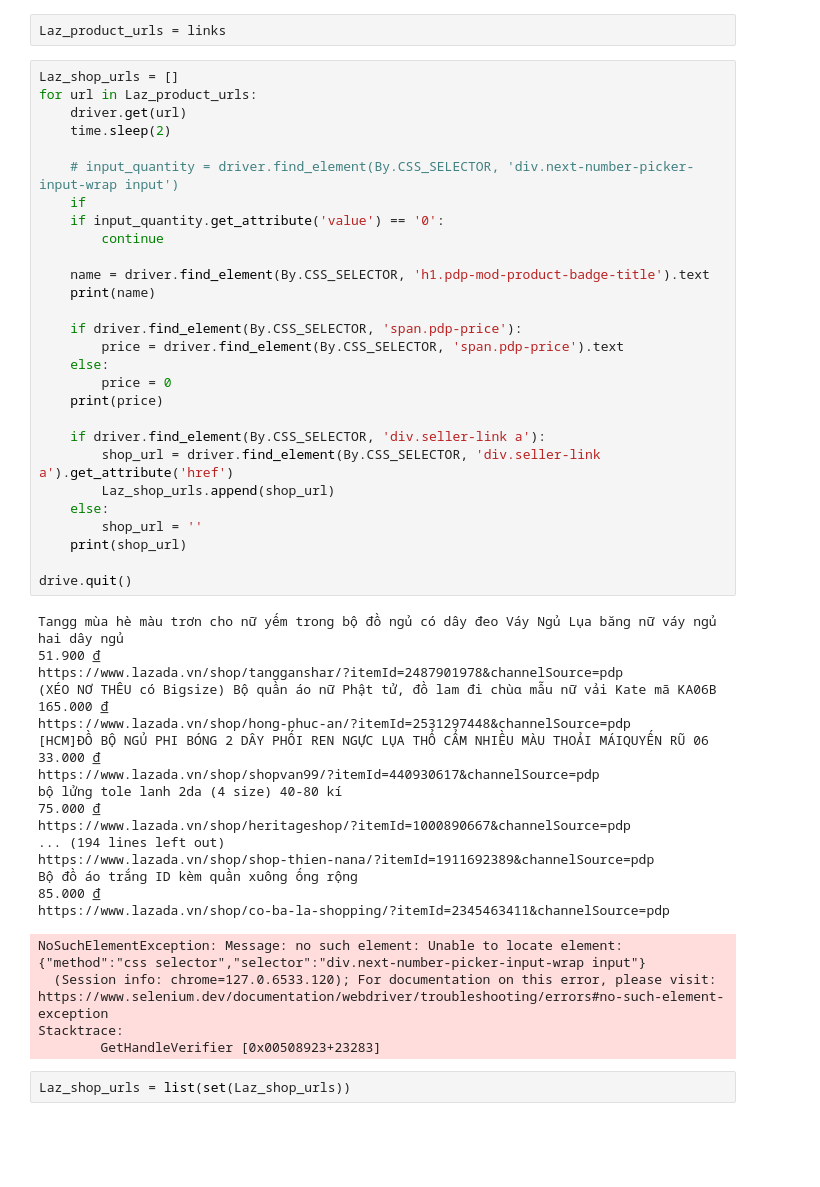
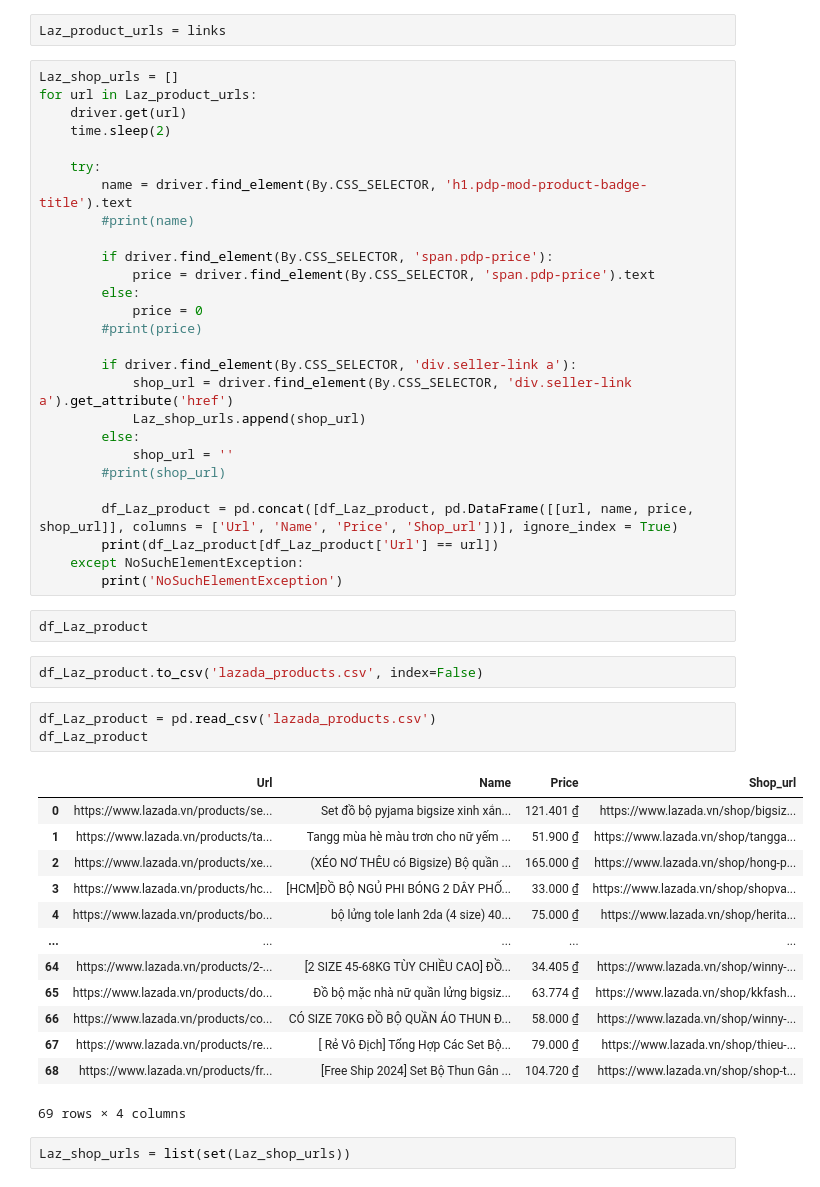
Before and after one commit to tathithienthanh/WomenFashionProductRecommendationSystem, a Jupyter notebook: Untitled.ipynb, the cells around one changed output. Saved outputs shown, nothing was run; the diff lists cells and outputs as text; blank space fills up the shorter version.

```diff
--- a/Untitled.ipynb
+++ b/Untitled.ipynb
@@ -181,49 +178,47 @@ for url in Laz_product_urls:
     driver.get(url)
     time.sleep(2)
 
-    # input_quantity = driver.find_element(By.CSS_SELECTOR, 'div.next-number-picker-input-wrap input')
-    if
-    if input_quantity.get_attribute('value') == '0':
-        continue
+    try:
+        name = driver.find_element(By.CSS_SELECTOR, 'h1.pdp-mod-product-badge-title').text
+        #print(name)
 
-    name = driver.find_element(By.CSS_SELECTOR, 'h1.pdp-mod-product-badge-title').text
-    print(name)
+        if driver.find_element(By.CSS_SELECTOR, 'span.pdp-price'):
+            price = driver.find_element(By.CSS_SELECTOR, 'span.pdp-price').text
+        else:
+            price = 0
+        #print(price)
 
-    if driver.find_element(By.CSS_SELECTOR, 'span.pdp-price'):
-        price = driver.find_element(By.CSS_SELECTOR, 'span.pdp-price').text
-    else:
-        price = 0
-    print(price)
+        if driver.find_element(By.CSS_SELECTOR, 'div.seller-link a'):
+            shop_url = driver.find_element(By.CSS_SELECTOR, 'div.seller-link a').get_attribute('href')
+            Laz_shop_urls.append(shop_url)
+        else:
+            shop_url = ''
+        #print(shop_url)
 
-    if driver.find_element(By.CSS_SELECTOR, 'div.seller-link a'):
-        shop_url = driver.find_element(By.CSS_SELECTOR, 'div.seller-link a').get_attribute('href')
-        Laz_shop_urls.append(shop_url)
-    else:
-        shop_url = ''
-    print(shop_url)
-
-drive.quit()
+        df_Laz_product = pd.concat([df_Laz_product, pd.DataFrame([[url, name, price, shop_url]], columns = ['Url', 'Name', 'Price', 'Shop_url'])], ignore_index = True)
+        print(df_Laz_product[df_Laz_product['Url'] == url])
+    except NoSuchElementException:
+        print('NoSuchElementException')
-# %% [output]
-Tangg mùa hè màu trơn cho nữ yếm trong bộ đồ ngủ có dây đeo Váy Ngủ Lụa băng nữ váy ngủ hai dây ngủ
-51.900 ₫
-https://www.lazada.vn/shop/tangganshar/?itemId=2487901978&channelSource=pdp
-(XÉO NƠ THÊU có Bigsize) Bộ quần áo nữ Phật tử, đồ lam đi chùɑ mẫu nữ vải Kate mã KA06B
-165.000 ₫
-https://www.lazada.vn/shop/hong-phuc-an/?itemId=2531297448&channelSource=pdp
-[HCM]ĐỒ BỘ NGỦ PHI BÓNG 2 DÂY PHỐI REN NGỰC LỤA THỔ CẨM NHIỀU MÀU THOẢI MÁIQUYẾN RŨ 06
-33.000 ₫
-https://www.lazada.vn/shop/shopvan99/?itemId=440930617&channelSource=pdp
-bộ lửng tole lanh 2da (4 size) 40-80 kí
-75.000 ₫
-https://www.lazada.vn/shop/heritageshop/?itemId=1000890667&channelSource=pdp
-... (194 lines left out)
-https://www.lazada.vn/shop/shop-thien-nana/?itemId=1911692389&channelSource=pdp
-Bộ đồ áo trắng ID kèm quần xuông ống rộng
-85.000 ₫
-https://www.lazada.vn/shop/co-ba-la-shopping/?itemId=2345463411&channelSource=pdp
-NoSuchElementException: Message: no such element: Unable to locate element: {"method":"css selector","selector":"div.next-number-picker-input-wrap input"}
-  (Session info: chrome=127.0.6533.120); For documentation on this error, please visit: https://www.selenium.dev/documentation/webdriver/troubleshooting/errors#no-such-element-exception
-Stacktrace:
-        GetHandleVerifier [0x00508923+23283]
+# %%
+df_Laz_product
+# %%
+df_Laz_product.to_csv('lazada_products.csv', index=False)
+# %%
+df_Laz_product = pd.read_csv('lazada_products.csv')
+df_Laz_product
+# %% [output]
+|  | Url | Name | Price | Shop_url |
+| 0 | https://www.lazada.vn/products/se... | Set đồ bộ pyjama bigsize xinh xắn... | 121.401 ₫ | https://www.lazada.vn/shop/bigsiz... |
+| 1 | https://www.lazada.vn/products/ta... | Tangg mùa hè màu trơn cho nữ yếm ... | 51.900 ₫ | https://www.lazada.vn/shop/tangga... |
+| 2 | https://www.lazada.vn/products/xe... | (XÉO NƠ THÊU có Bigsize) Bộ quần ... | 165.000 ₫ | https://www.lazada.vn/shop/hong-p... |
+| 3 | https://www.lazada.vn/products/hc... | [HCM]ĐỒ BỘ NGỦ PHI BÓNG 2 DÂY PHỐ... | 33.000 ₫ | https://www.lazada.vn/shop/shopva... |
+| 4 | https://www.lazada.vn/products/bo... | bộ lửng tole lanh 2da (4 size) 40... | 75.000 ₫ | https://www.lazada.vn/shop/herita... |
+| ... | ... | ... | ... | ... |
+| 64 | https://www.lazada.vn/products/2-... | [2 SIZE 45-68KG TÙY CHIỀU CAO] ĐỒ... | 34.405 ₫ | https://www.lazada.vn/shop/winny-... |
+| 65 | https://www.lazada.vn/products/do... | Đồ bộ mặc nhà nữ quần lửng bigsiz... | 63.774 ₫ | https://www.lazada.vn/shop/kkfash... |
+| 66 | https://www.lazada.vn/products/co... | CÓ SIZE 70KG ĐỒ BỘ QUẦN ÁO THUN Đ... | 58.000 ₫ | https://www.lazada.vn/shop/winny-... |
+| 67 | https://www.lazada.vn/products/re... | [ Rẻ Vô Địch] Tổng Hợp Các Set Bộ... | 79.000 ₫ | https://www.lazada.vn/shop/thieu-... |
+| 68 | https://www.lazada.vn/products/fr... | [Free Ship 2024] Set Bộ Thun Gân ... | 104.720 ₫ | https://www.lazada.vn/shop/shop-t... |
+69 rows × 4 columns
 # %%
 Laz_shop_urls = list(set(Laz_shop_urls))
```
Also changed, not shown: parts of 14 cells of this notebook, 3 other files.
